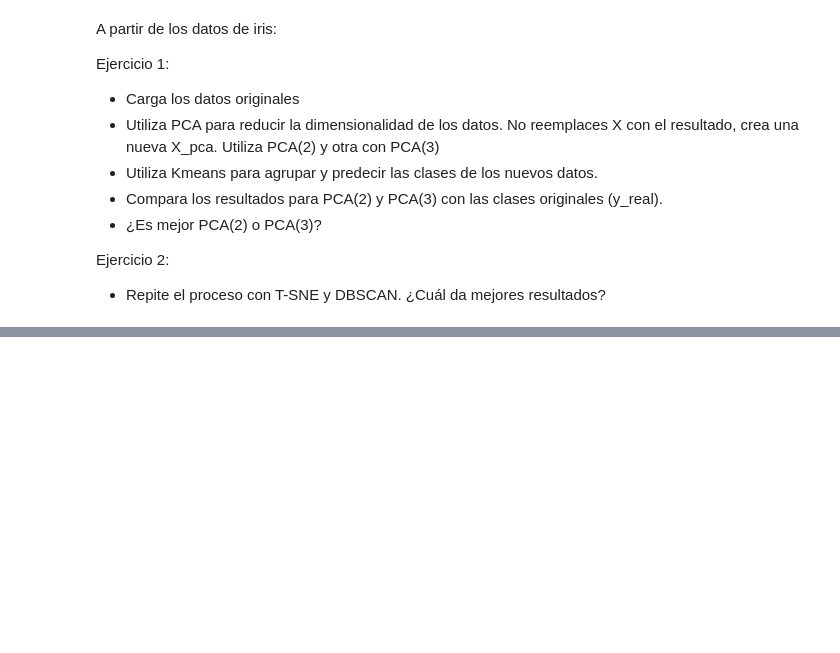
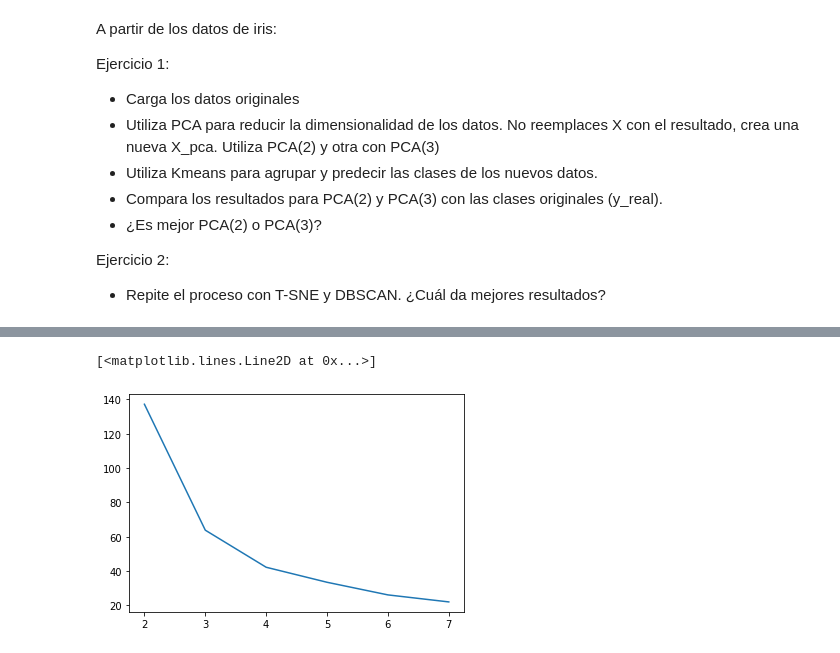
Before and after one commit to Jaraiz91/Javier_Araiz_TheBridge, a Jupyter notebook: week10_ML_competition_pca_kmeans/day3_unsupervised_PCA_kmeans/unsupervised_learning/exercise/unsupervised_complete.ipynb, the cells around one changed output, grey strips where cells are left out. Cells and saved outputs as stored; diff of their text form; code cells hidden in the pictures; blank space fills up the shorter version.

```diff
--- a/week10_ML_competition_pca_kmeans/day3_unsupervised_PCA_kmeans/unsupervised_learning/exercise/unsupervised_complete.ipynb
+++ b/week10_ML_competition_pca_kmeans/day3_unsupervised_PCA_kmeans/unsupervised_learning/exercise/unsupervised_complete.ipynb
@@ -29,0 +52,20 @@ x_pca =
+# %%
+twod = PCA(2)
+threed = PCA(3)
+# %%
+X_pca = twod.fit_transform(X)
+# %%
+k = 8
+inertia_list = []
+k_list = []
+sil_score = []
+for i in range(2,k):
+    globals()['kmeans_pca%s' % i] = KMeans(n_clusters= i,random_state= 42 ).fit(X_pca)
+    inertia_list.append(globals()['kmeans_pca%s' % i].inertia_)
+    sil_score.append(silhouette_score(X_pca, globals()['kmeans_pca%s' % i].labels_))
+    k_list.append(i)
+# %%
+plt.plot(k_list, inertia_list)
+# %% [output]
+[<matplotlib.lines.Line2D at 0x...>]
+[figure, added]
```
Also changed, not shown: parts of 43 cells of this notebook, 1 other file.
